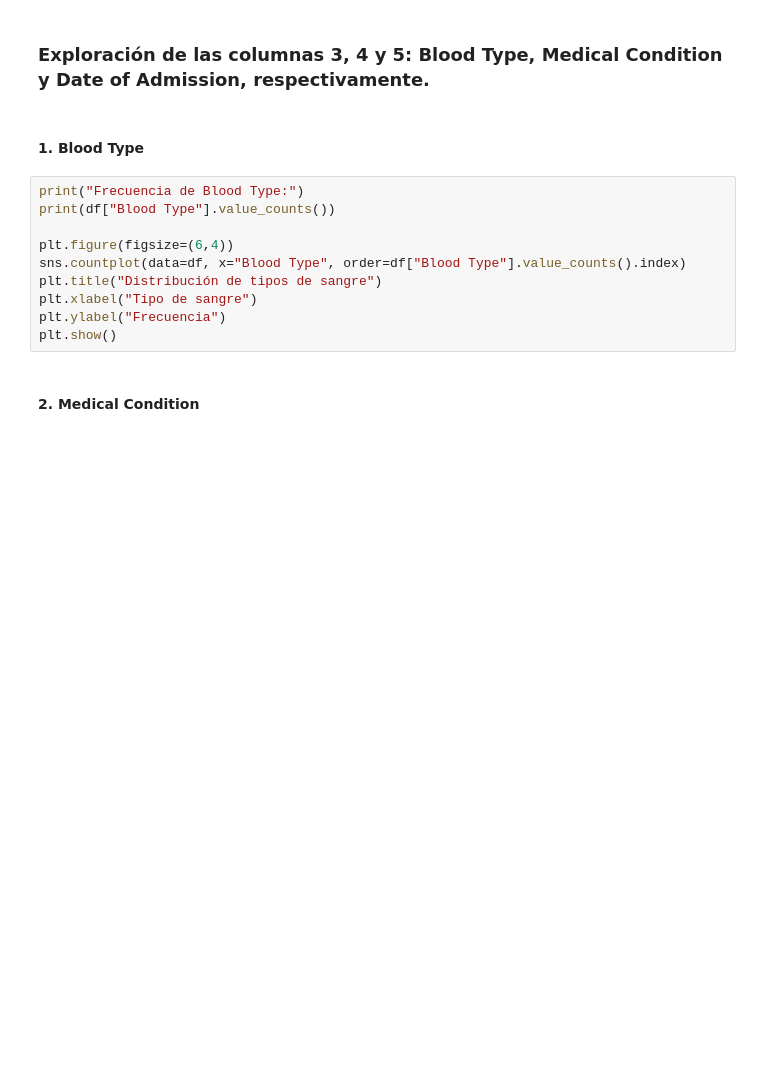
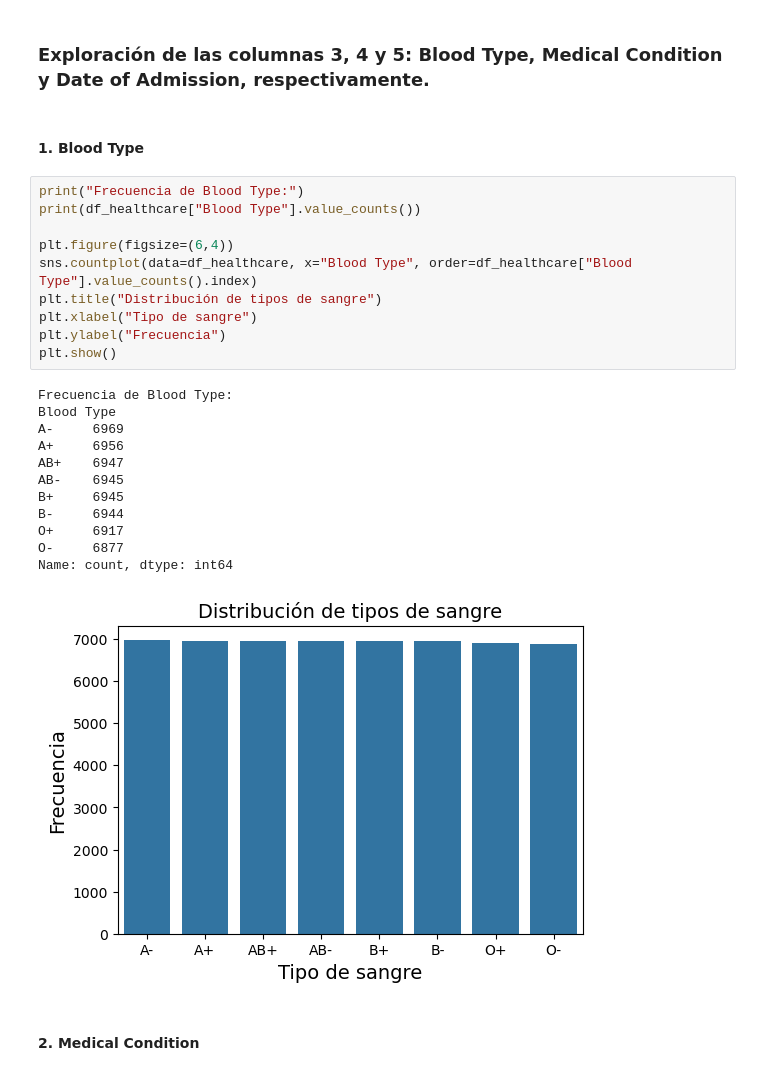
Before and after one commit to Mr-Maccoy/BigData, a Jupyter notebook: G1_SC707_Avance1_LN.ipynb, the cells around one changed output. Cells and saved outputs as stored; diff of their text form; blank space fills up the shorter version.

```diff
--- a/G1_SC707_Avance1_LN.ipynb
+++ b/G1_SC707_Avance1_LN.ipynb
@@ -743,14 +750,27 @@ NameError: name 'MinMaxScaler' is not defined
 #### 1. Blood Type
 # %%
 print("Frecuencia de Blood Type:")
-print(df["Blood Type"].value_counts())
+print(df_healthcare["Blood Type"].value_counts())
 
 plt.figure(figsize=(6,4))
-sns.countplot(data=df, x="Blood Type", order=df["Blood Type"].value_counts().index)
+sns.countplot(data=df_healthcare, x="Blood Type", order=df_healthcare["Blood Type"].value_counts().index)
 plt.title("Distribución de tipos de sangre")
 plt.xlabel("Tipo de sangre")
 plt.ylabel("Frecuencia")
 plt.show()
+# %% [output]
+Frecuencia de Blood Type:
+Blood Type
+A-     6969
+A+     6956
+AB+    6947
+AB-    6945
+B+     6945
+B-     6944
+O+     6917
+O-     6877
+Name: count, dtype: int64
+[figure, added]
 # %% [markdown]
 #### 2. Medical Condition
 # %%
```
Also changed, not shown: parts of 4 cells of this notebook.
